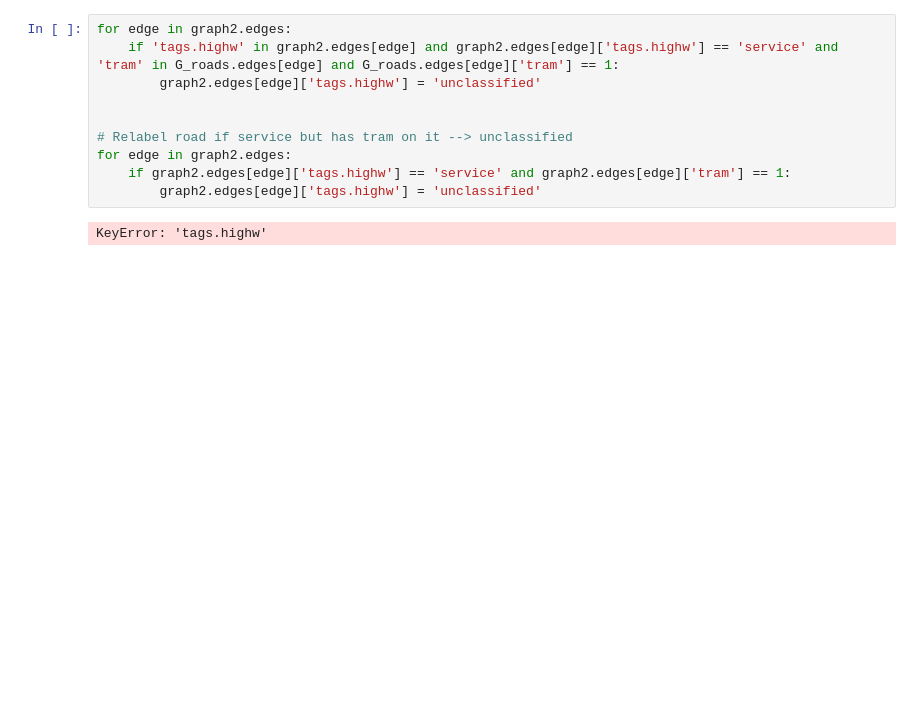
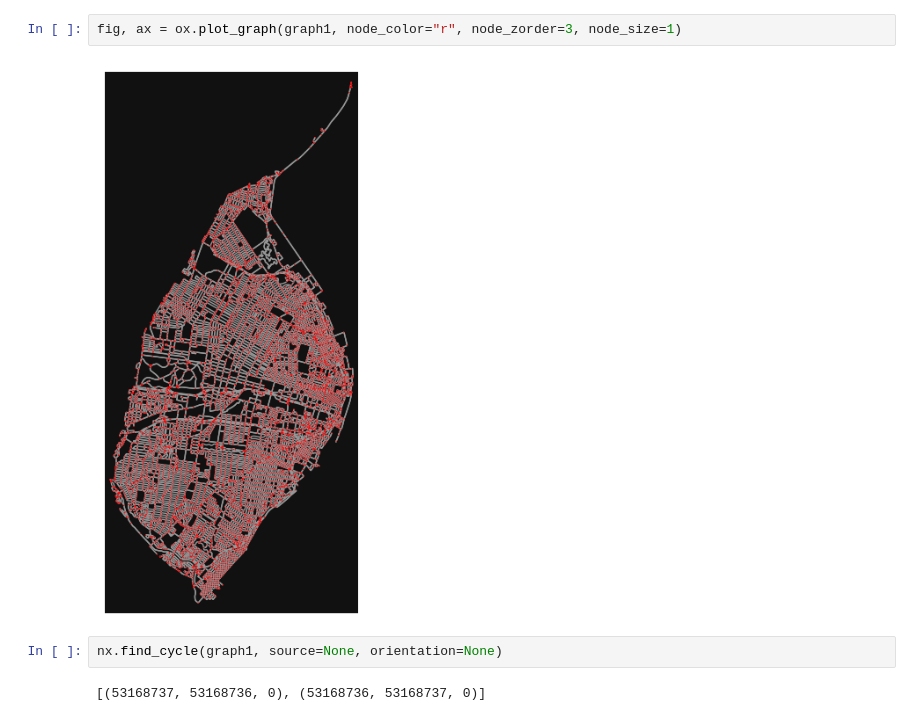
Before and after one commit to rileydemo/superblocks, a Jupyter notebook: preprocessRJD.ipynb, the cells around one changed output. Drawn from its saved outputs; the diff is of its cells as text; blank space fills up the shorter version.

```diff
--- a/preprocessRJD.ipynb
+++ b/preprocessRJD.ipynb
@@ -45,12 +41,8 @@ networkx.classes.graph.Graph
 # %%
-for edge in graph2.edges:
-    if 'tags.highw' in graph2.edges[edge] and graph2.edges[edge]['tags.highw'] == 'service' and 'tram' in G_roads.edges[edge] and G_roads.edges[edge]['tram'] == 1:
-        graph2.edges[edge]['tags.highw'] = 'unclassified'
-
-
-# Relabel road if service but has tram on it --> unclassified
-for edge in graph2.edges:
-    if graph2.edges[edge]['tags.highw'] == 'service' and graph2.edges[edge]['tram'] == 1:
-        graph2.edges[edge]['tags.highw'] = 'unclassified'
+fig, ax = ox.plot_graph(graph1, node_color="r", node_zorder=3, node_size=1)
 # %% [output]
-KeyError: 'tags.highw'
+[figure, added]
+# %%
+nx.find_cycle(graph1, source=None, orientation=None)
+# %% [output]
+[(53168737, 53168736, 0), (53168736, 53168737, 0)]
```
Also changed, not shown: parts of 3 cells of this notebook.
